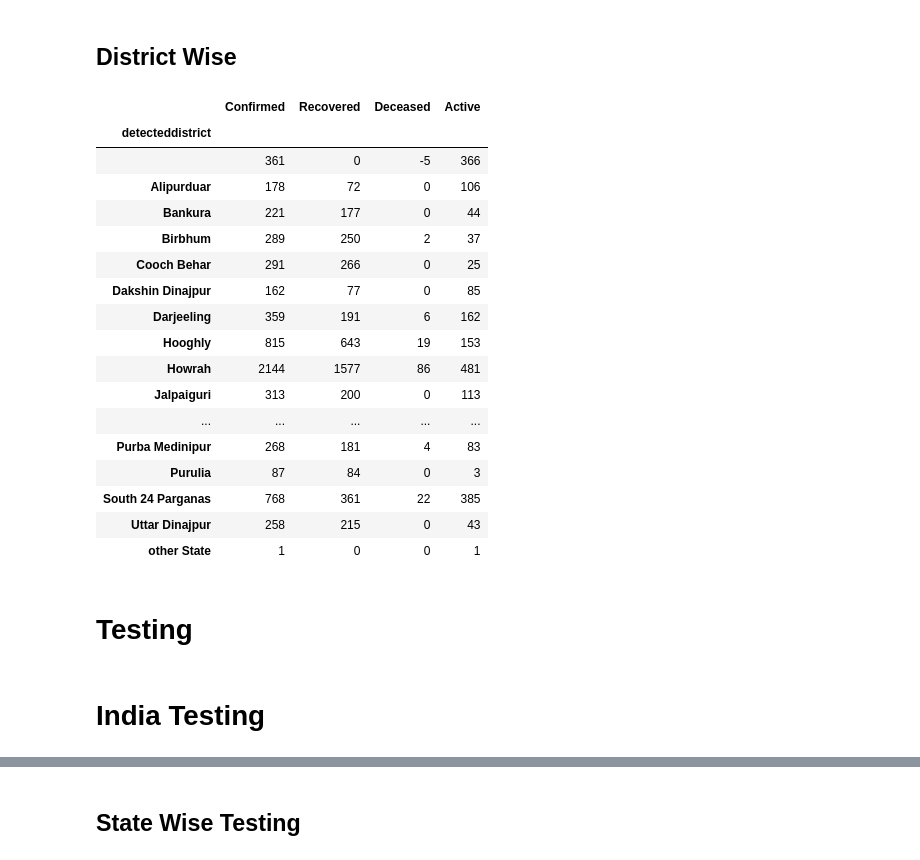
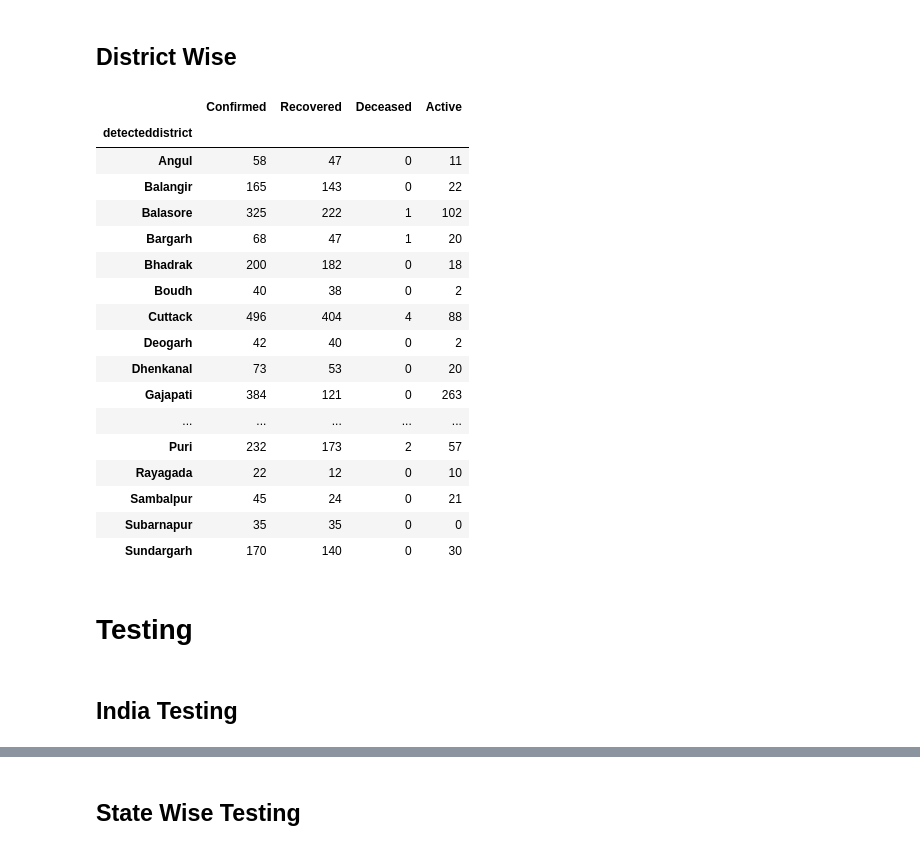
Before and after one commit to omkar1610/COVID-19, a Jupyter notebook: First/getting data.ipynb, the cells around one changed output, grey strips where cells are left out. Cells and saved outputs as stored; diff of their text form; code cells hidden in the pictures.

```diff
--- a/First/getting data.ipynb
+++ b/First/getting data.ipynb
@@ -59,16 +30,40 @@ df7.shape
+# %%
+# Functions
+def url(i):
+    return "https://api.covid19india.org/raw_data"+str(i)+".json"
+
+def get_df(i):
+    return pd.json_normalize(pd.read_json(url(i))['raw_data'])
+
+def make_int(x):
+    try:
+        return int(x)
+    except:
+        return 0
+
+def save_data(data):
+    with open('data/data.pkl', 'wb') as f:
+        pickle.dump(data, f)
+
+# Loading already saved data
+with open('data/data.pkl', 'rb') as f:
+    data = pickle.load(f)
+
+cols = ['dateannounced', 'numcases', 'statecode', 'detectedstate', 'detecteddistrict', 'detectedcity', 'nationality', 'currentstatus']
 # %%
-# Combining everything and getting the final data
-def make_int(x):
-    try:
-        return int(x)
-    except:
-        return 0
+# Get latest data has empty rows at the end, Removing them
+live_df = get_df(7)
 
-data = pd.concat([prev_data[cols], df3[cols], df4[cols], df5[cols], df6[cols], df7[cols]])
+live_df.replace("", float("NaN"), inplace=True)
+live_df = live_df[cols].dropna(subset=['dateannounced', 'numcases'])
+live_df['dateannounced'] = live_df['dateannounced'].apply(lambda x : datetime.strptime(x, "%d/%m/%Y"))
+
+# Merge Live data with old data and arrange
+data = pd.concat([data, live_df[cols]])
+
 data.index = range(data.shape[0])
-data['dateannounced'] = data['dateannounced'].apply(lambda x : datetime.strptime(x, "%d/%m/%Y"))
 data = data.sort_values(by='dateannounced')
 data = data[data['currentstatus'].isin(['Hospitalized', 'Recovered', 'Deceased'])]
 data['numcases'] = data['numcases'].apply(lambda x:make_int(x))
-data.head(2)
+data.shape
 # %% [output]
@@ -201,34 +233,34 @@ d_dist = d_data.groupby(by=['statecode', 'detecteddistrict'])[['numcases']].sum(
 # %%
 def dist_data(h_dist, r_dist, d_dist, statecode, num_case='numcases'):
     dist_data = h_dist.loc[statecode]
     dist_data['Recovered'] = r_dist.loc[statecode]
     dist_data['Deceased'] = d_dist.loc[statecode]
 
     dist_data = add_active(dist_data, num_case)
     return dist_data
 
-district_data = dist_data(h_dist, r_dist, d_dist, 'WB', 'numcases')
+district_data = dist_data(h_dist, r_dist, d_dist, 'OR', 'numcases')
 district_data
 # %% [output]
 |  | Confirmed | Recovered | Deceased | Active |
 | detecteddistrict |  |  |  |  |
-|  | 361 | 0 | -5 | 366 |
-| Alipurduar | 178 | 72 | 0 | 106 |
-| Bankura | 221 | 177 | 0 | 44 |
-| Birbhum | 289 | 250 | 2 | 37 |
-| Cooch Behar | 291 | 266 | 0 | 25 |
-| Dakshin Dinajpur | 162 | 77 | 0 | 85 |
-| Darjeeling | 359 | 191 | 6 | 162 |
-| Hooghly | 815 | 643 | 19 | 153 |
-| Howrah | 2144 | 1577 | 86 | 481 |
-| Jalpaiguri | 313 | 200 | 0 | 113 |
+| Angul | 58 | 47 | 0 | 11 |
+| Balangir | 165 | 143 | 0 | 22 |
+| Balasore | 325 | 222 | 1 | 102 |
+| Bargarh | 68 | 47 | 1 | 20 |
+| Bhadrak | 200 | 182 | 0 | 18 |
+| Boudh | 40 | 38 | 0 | 2 |
+| Cuttack | 496 | 404 | 4 | 88 |
+| Deogarh | 42 | 40 | 0 | 2 |
+| Dhenkanal | 73 | 53 | 0 | 20 |
+| Gajapati | 384 | 121 | 0 | 263 |
 | ... | ... | ... | ... | ... |
-| Purba Medinipur | 268 | 181 | 4 | 83 |
-| Purulia | 87 | 84 | 0 | 3 |
-| South 24 Parganas | 768 | 361 | 22 | 385 |
-| Uttar Dinajpur | 258 | 215 | 0 | 43 |
-| other State | 1 | 0 | 0 | 1 |
+| Puri | 232 | 173 | 2 | 57 |
+| Rayagada | 22 | 12 | 0 | 10 |
+| Sambalpur | 45 | 24 | 0 | 21 |
+| Subarnapur | 35 | 35 | 0 | 0 |
+| Sundargarh | 170 | 140 | 0 | 30 |
 # %% [markdown]
 # Testing
 # %% [markdown]
-# India Testing
+## India Testing
```
Also changed, not shown: parts of 36 cells of this notebook, 12 other files.
